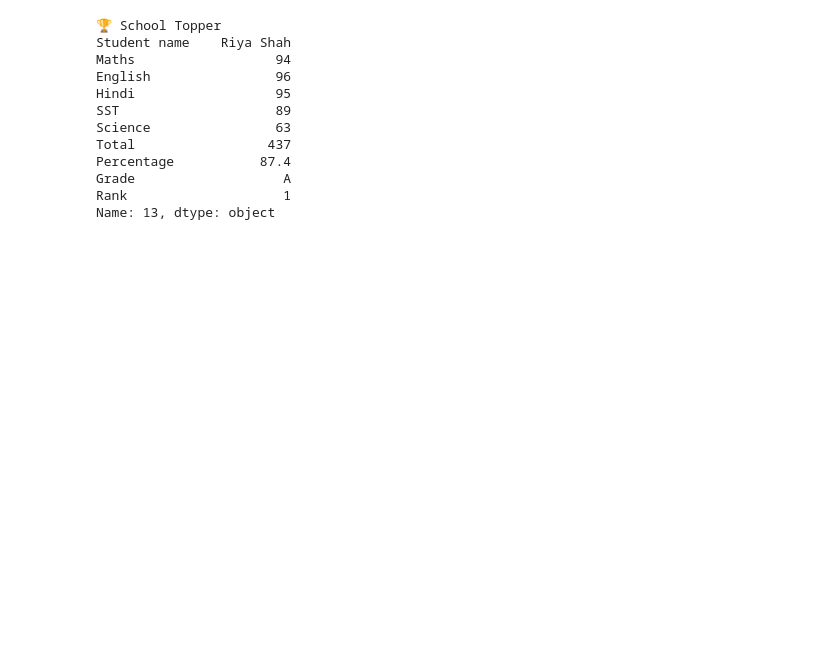
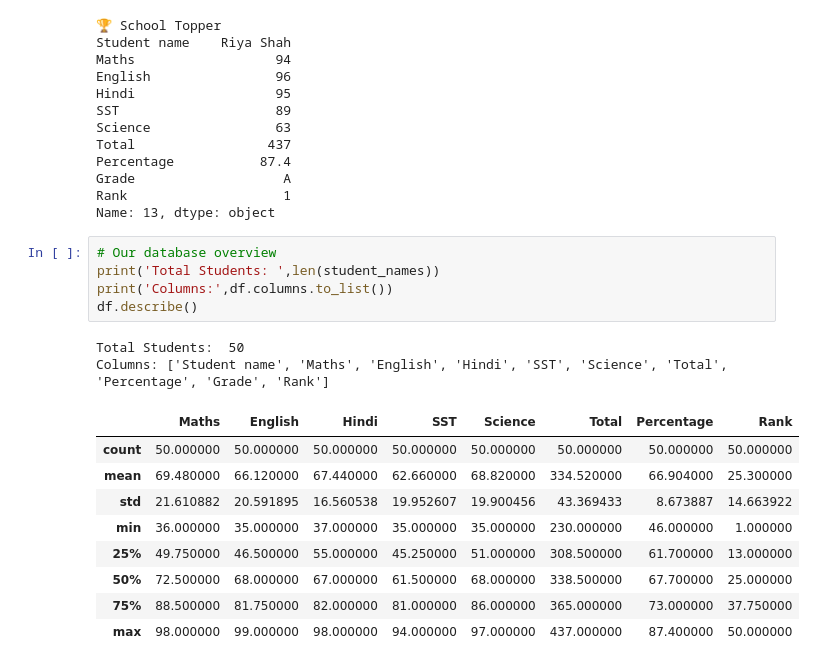
Before and after one commit to Harshit-kumar38/Library-Projects, a Jupyter notebook: Begineer/Student Marks Analyzer/main.ipynb, the cells around one changed output. Drawn from its saved outputs; the diff is of its cells as text; blank space fills up the shorter version.

```diff
--- a/Begineer/Student Marks Analyzer/main.ipynb
+++ b/Begineer/Student Marks Analyzer/main.ipynb
@@ -133,3 +133,20 @@ Percentage           87.4
 Grade                   A
 Rank                    1
 Name: 13, dtype: object
+# %%
+# Our database overview
+print('Total Students: ',len(student_names))
+print('Columns:',df.columns.to_list())
+df.describe()
+# %% [output]
+Total Students:  50
+Columns: ['Student name', 'Maths', 'English', 'Hindi', 'SST', 'Science', 'Total', 'Percentage', 'Grade', 'Rank']
+|  | Maths | English | Hindi | SST | Science | Total | Percentage | Rank |
+| count | 50.000000 | 50.000000 | 50.000000 | 50.000000 | 50.000000 | 50.000000 | 50.000000 | 50.000000 |
+| mean | 69.480000 | 66.120000 | 67.440000 | 62.660000 | 68.820000 | 334.520000 | 66.904000 | 25.300000 |
+| std | 21.610882 | 20.591895 | 16.560538 | 19.952607 | 19.900456 | 43.369433 | 8.673887 | 14.663922 |
+| min | 36.000000 | 35.000000 | 37.000000 | 35.000000 | 35.000000 | 230.000000 | 46.000000 | 1.000000 |
+| 25% | 49.750000 | 46.500000 | 55.000000 | 45.250000 | 51.000000 | 308.500000 | 61.700000 | 13.000000 |
+| 50% | 72.500000 | 68.000000 | 67.000000 | 61.500000 | 68.000000 | 338.500000 | 67.700000 | 25.000000 |
+| 75% | 88.500000 | 81.750000 | 82.000000 | 81.000000 | 86.000000 | 365.000000 | 73.000000 | 37.750000 |
+| max | 98.000000 | 99.000000 | 98.000000 | 94.000000 | 97.000000 | 437.000000 | 87.400000 | 50.000000 |
```
Also changed, not shown: parts of 7 cells of this notebook.
